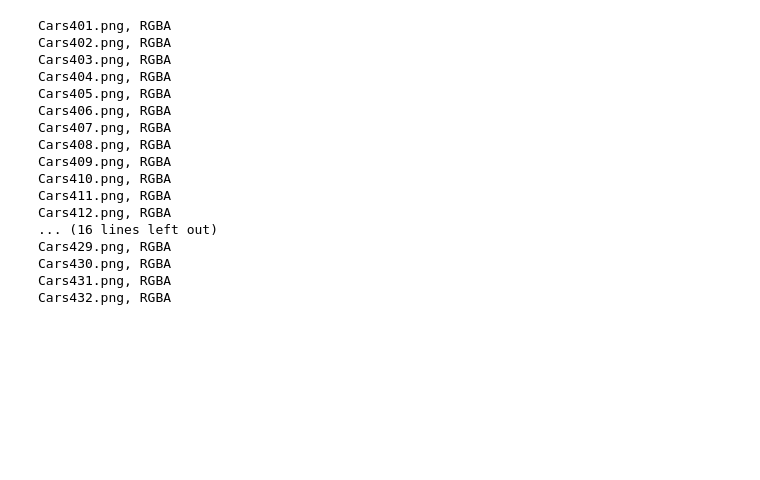
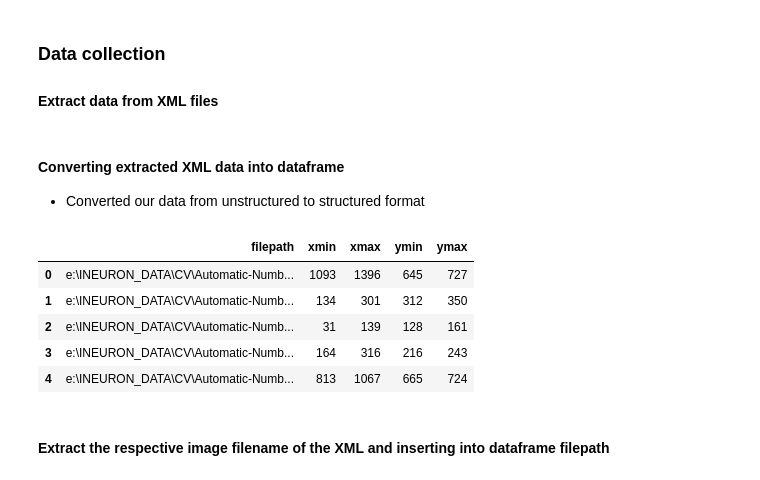
Before and after one commit to Deep-Learning-01/Automatic-Number-Plate-Recognition, a Jupyter notebook: notebooks/Data Collection & model Training.ipynb, the cells around one changed output. Cells and saved outputs as stored; diff of their text form; code cells hidden in the pictures; blank space fills up the shorter version.

```diff
--- a/notebooks/Data Collection & model Training.ipynb
+++ b/notebooks/Data Collection & model Training.ipynb
@@ -312,28 +0,0 @@ IMAGE_PATH = os.path.join(paths['IMAGE_PATH'], 'test')
-# %%
-from PIL import Image
-import os
-for file in os.listdir(IMAGE_PATH):
-     extension = file.split('.')[-1]
-     if extension == 'png':
-           fileLoc = IMAGE_PATH+'\Cars401.png'
-           img = Image.open(fileLoc)
-           if img.mode != 'RGB':
-                 print(file+', '+img.mode)
-# %% [output]
-Cars401.png, RGBA
-Cars402.png, RGBA
-Cars403.png, RGBA
-Cars404.png, RGBA
-Cars405.png, RGBA
-Cars406.png, RGBA
-Cars407.png, RGBA
-Cars408.png, RGBA
-Cars409.png, RGBA
-Cars410.png, RGBA
-Cars411.png, RGBA
-Cars412.png, RGBA
-... (16 lines left out)
-Cars429.png, RGBA
-Cars430.png, RGBA
-Cars431.png, RGBA
-Cars432.png, RGBA
@@ -339,0 +21,38 @@ Cars432.png, RGBA
+# %% [markdown]
+### Data collection
+#### Extract data from XML files
+# %%
+xml_path = os.path.join(os.getcwd(),'images','*xml')
+path = glob(xml_path)
+labels_dict = dict(filepath=[],xmin=[],xmax=[],ymin=[],ymax=[])
+for file in path:
+    data = xet.parse(file)
+    root = data.getroot()
+    object = root.find('object')
+    bndbox_tag = object.find('bndbox')
+    x_min = int(bndbox_tag.find('xmin').text)
+    x_max = int(bndbox_tag.find('xmax').text)
+    y_min = int(bndbox_tag.find('ymin').text)
+    y_max = int(bndbox_tag.find('ymax').text)
+# inserting extacted coordinates into label dictionary
+    labels_dict['filepath'].append(file)
+    labels_dict['xmin'].append(x_min)
+    labels_dict['xmax'].append(x_max)
+    labels_dict['ymin'].append(y_min)
+    labels_dict['ymax'].append(y_max)
+# %% [markdown]
+#### Converting extracted XML data into dataframe
+- Converted our data from unstructured to structured format
+# %%
+df = pd.DataFrame(labels_dict)
+df.to_csv('labels.csv',index=False)
+df.head()
+# %% [output]
+|  | filepath | xmin | xmax | ymin | ymax |
+| 0 | e:\INEURON_DATA\CV\Automatic-Numb... | 1093 | 1396 | 645 | 727 |
+| 1 | e:\INEURON_DATA\CV\Automatic-Numb... | 134 | 301 | 312 | 350 |
+| 2 | e:\INEURON_DATA\CV\Automatic-Numb... | 31 | 139 | 128 | 161 |
+| 3 | e:\INEURON_DATA\CV\Automatic-Numb... | 164 | 316 | 216 | 243 |
+| 4 | e:\INEURON_DATA\CV\Automatic-Numb... | 813 | 1067 | 665 | 724 |
+# %% [markdown]
+#### Extract the respective image filename of the XML and inserting into dataframe filepath
```
Also changed, not shown: parts of 70 cells of this notebook, 9 other files.
